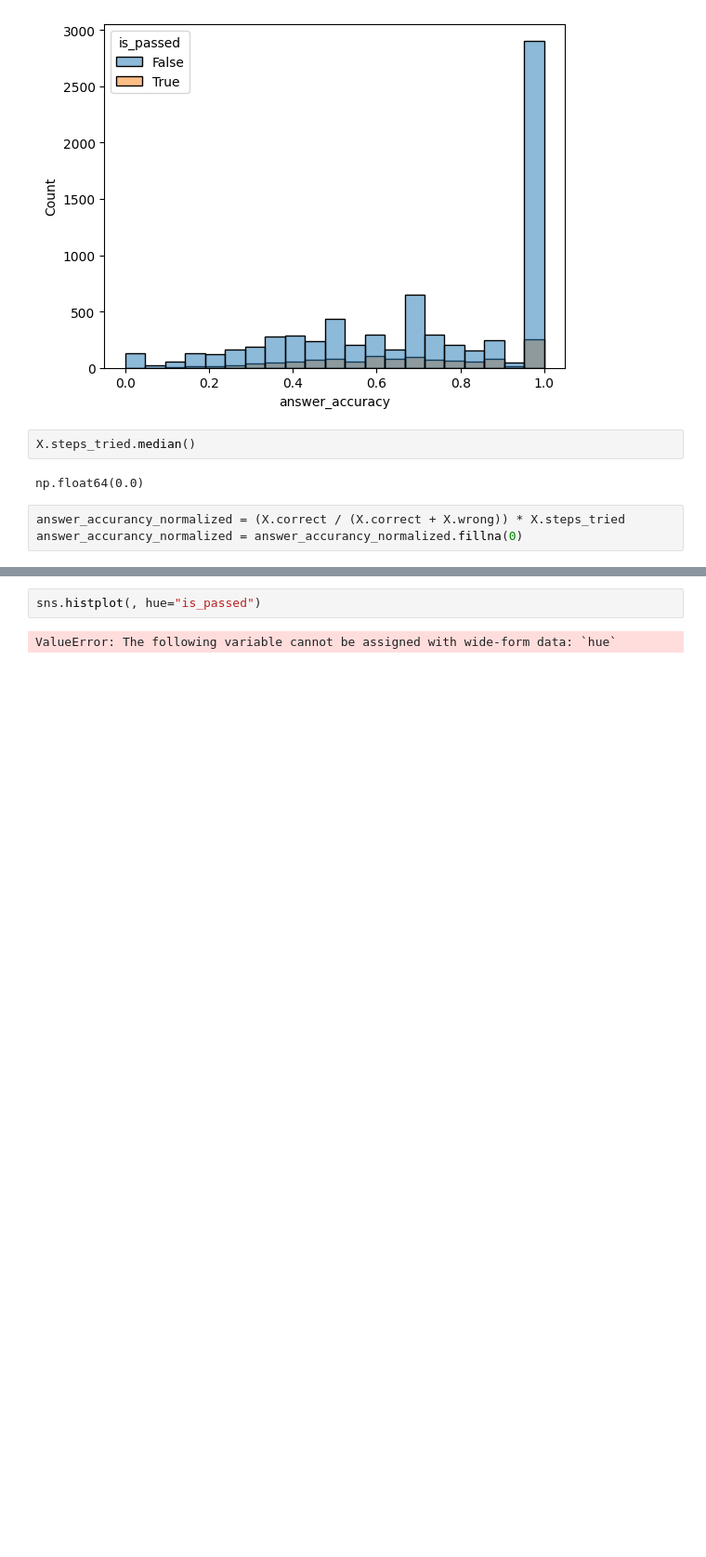
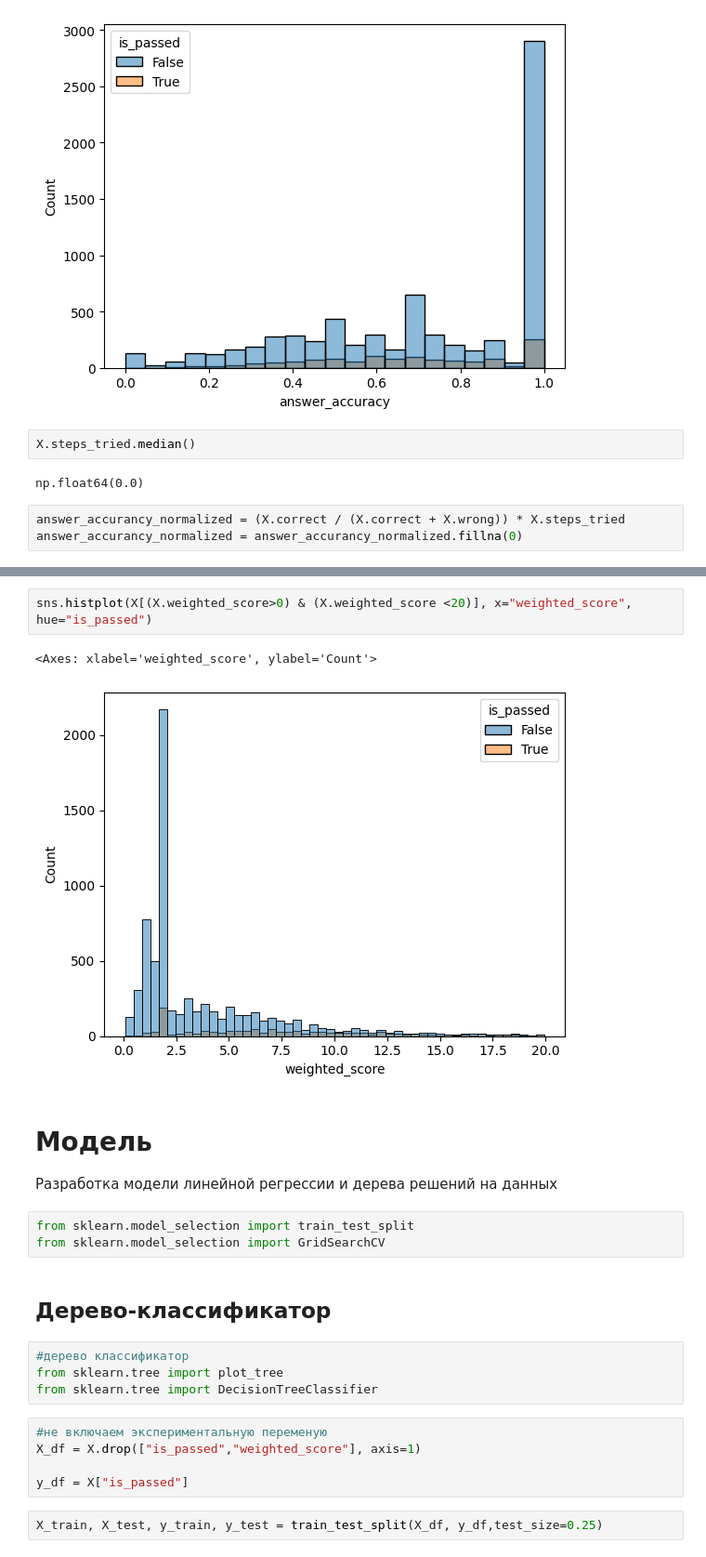
Before and after one commit to PigStep/Stepic-R-course-analitycs, a Jupyter notebook: main/main.ipynb, the cells around one changed output, grey strips where cells are left out. Shown: that part at 93% size. Drawn from its saved outputs; the diff is of its cells as text; blank space fills up the shorter version.

Commit message:
feature: Базовое дерево без тюнинга

```diff
--- a/main/main.ipynb
+++ b/main/main.ipynb
@@ -273,4 +270,24 @@ dtype: float64
 # %%
-sns.histplot(, hue="is_passed")
+sns.histplot(X[(X.weighted_score>0) & (X.weighted_score <20)], x="weighted_score", hue="is_passed")
 # %% [output]
-ValueError: The following variable cannot be assigned with wide-form data: `hue`
+<Axes: xlabel='weighted_score', ylabel='Count'>
+[figure, added]
+# %% [markdown]
+# Модель
+Разработка модели линейной регрессии и дерева решений на данных
+# %%
+from sklearn.model_selection import train_test_split
+from sklearn.model_selection import GridSearchCV
+# %% [markdown]
+## Дерево-классификатор
+# %%
+#дерево классификатор
+from sklearn.tree import plot_tree
+from sklearn.tree import DecisionTreeClassifier
+# %%
+#не включаем экспериментальную переменую
+X_df = X.drop(["is_passed","weighted_score"], axis=1)
+
+y_df = X["is_passed"]
+# %%
+X_train, X_test, y_train, y_test = train_test_split(X_df, y_df,test_size=0.25)
```
Also changed, not shown: parts of 5 cells of this notebook.
